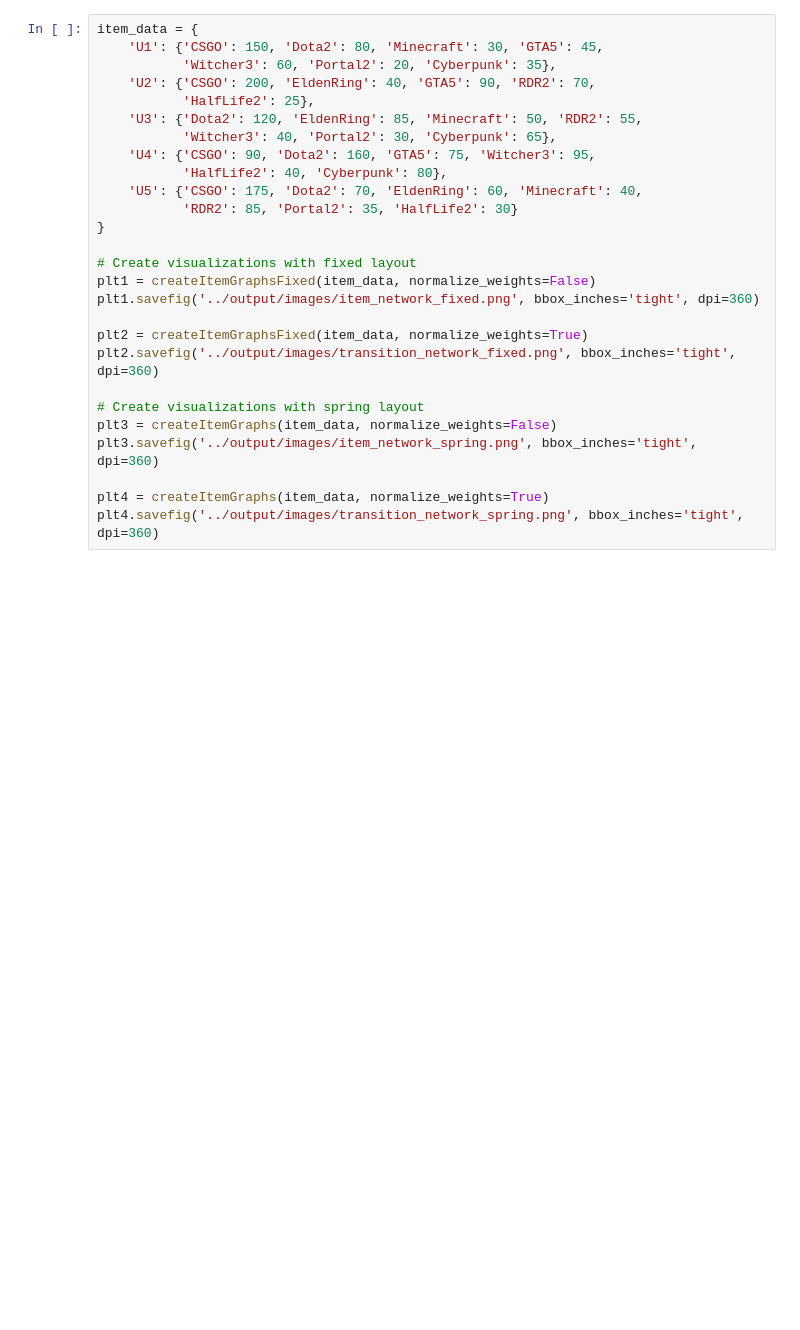
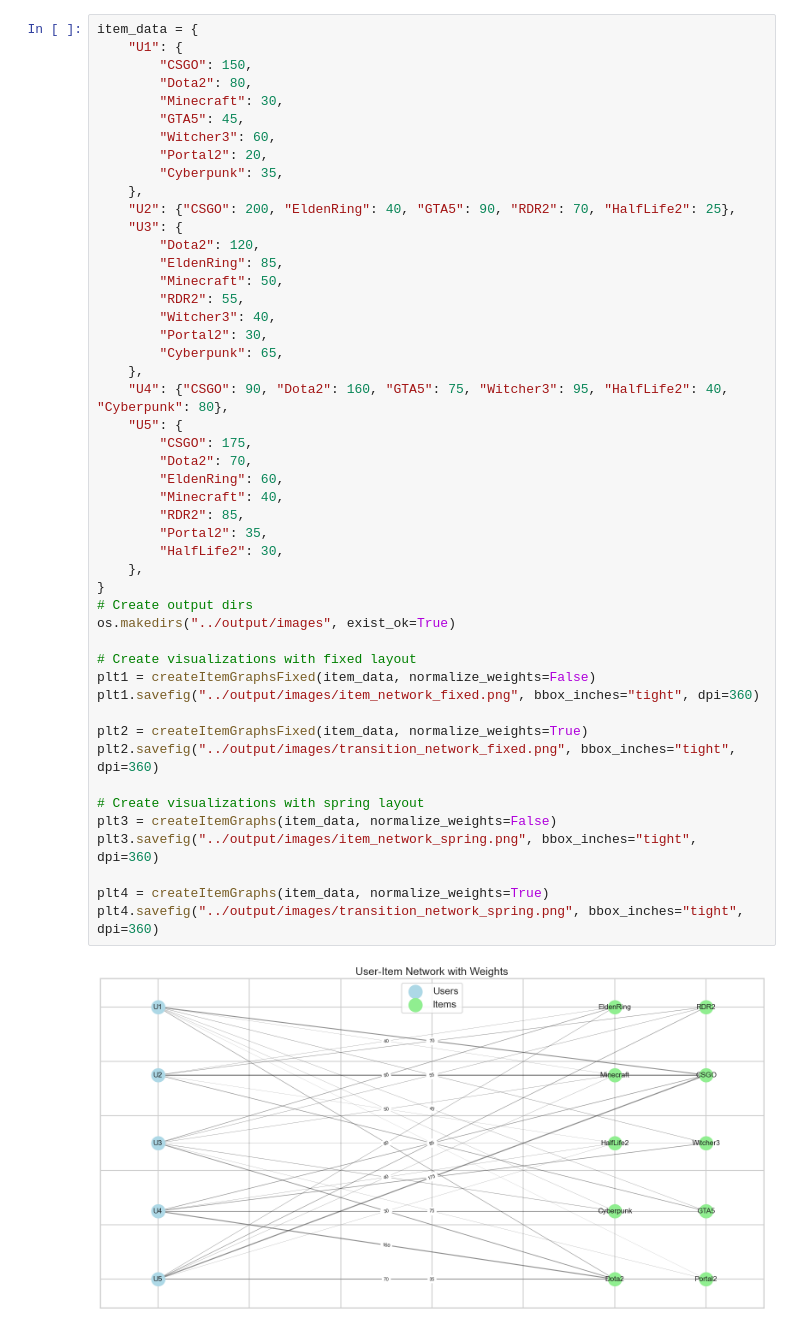
Before and after one commit to UA-AI-Project/final-project-pabloDeputter, a Jupyter notebook: src/visualization.ipynb, the cells around one changed output. Cells and saved outputs as stored; diff of their text form; blank space fills up the shorter version.

```diff
--- a/src/visualization.ipynb
+++ b/src/visualization.ipynb
@@ -409,28 +450,51 @@ def createItemGraphs(item_data, normalize_weights=False, figsize=(20, 10)) -> pl
     return plt
 # %%
 item_data = {
-    'U1': {'CSGO': 150, 'Dota2': 80, 'Minecraft': 30, 'GTA5': 45,
-           'Witcher3': 60, 'Portal2': 20, 'Cyberpunk': 35},
-    'U2': {'CSGO': 200, 'EldenRing': 40, 'GTA5': 90, 'RDR2': 70,
-           'HalfLife2': 25},
-    'U3': {'Dota2': 120, 'EldenRing': 85, 'Minecraft': 50, 'RDR2': 55,
-           'Witcher3': 40, 'Portal2': 30, 'Cyberpunk': 65},
-    'U4': {'CSGO': 90, 'Dota2': 160, 'GTA5': 75, 'Witcher3': 95,
-           'HalfLife2': 40, 'Cyberpunk': 80},
-    'U5': {'CSGO': 175, 'Dota2': 70, 'EldenRing': 60, 'Minecraft': 40,
-           'RDR2': 85, 'Portal2': 35, 'HalfLife2': 30}
+    "U1": {
+        "CSGO": 150,
+        "Dota2": 80,
+        "Minecraft": 30,
+        "GTA5": 45,
+        "Witcher3": 60,
+        "Portal2": 20,
+        "Cyberpunk": 35,
+    },
+    "U2": {"CSGO": 200, "EldenRing": 40, "GTA5": 90, "RDR2": 70, "HalfLife2": 25},
+    "U3": {
+        "Dota2": 120,
+        "EldenRing": 85,
+        "Minecraft": 50,
+        "RDR2": 55,
+        "Witcher3": 40,
+        "Portal2": 30,
+        "Cyberpunk": 65,
+    },
+    "U4": {"CSGO": 90, "Dota2": 160, "GTA5": 75, "Witcher3": 95, "HalfLife2": 40, "Cyberpunk": 80},
+    "U5": {
+        "CSGO": 175,
+        "Dota2": 70,
+        "EldenRing": 60,
+        "Minecraft": 40,
+        "RDR2": 85,
+        "Portal2": 35,
+        "HalfLife2": 30,
+    },
 }
+# Create output dirs
+os.makedirs("../output/images", exist_ok=True)
 
 # Create visualizations with fixed layout
 plt1 = createItemGraphsFixed(item_data, normalize_weights=False)
-plt1.savefig('../output/images/item_network_fixed.png', bbox_inches='tight', dpi=360)
+plt1.savefig("../output/images/item_network_fixed.png", bbox_inches="tight", dpi=360)
 
 plt2 = createItemGraphsFixed(item_data, normalize_weights=True)
-plt2.savefig('../output/images/transition_network_fixed.png', bbox_inches='tight', dpi=360)
+plt2.savefig("../output/images/transition_network_fixed.png", bbox_inches="tight", dpi=360)
 
 # Create visualizations with spring layout
 plt3 = createItemGraphs(item_data, normalize_weights=False)
-plt3.savefig('../output/images/item_network_spring.png', bbox_inches='tight', dpi=360)
+plt3.savefig("../output/images/item_network_spring.png", bbox_inches="tight", dpi=360)
 
 plt4 = createItemGraphs(item_data, normalize_weights=True)
-plt4.savefig('../output/images/transition_network_spring.png', bbox_inches='tight', dpi=360)
+plt4.savefig("../output/images/transition_network_spring.png", bbox_inches="tight", dpi=360)
+# %% [output]
+[figure, added]
```
Also changed, not shown: parts of 8 cells of this notebook, 19 other files.
